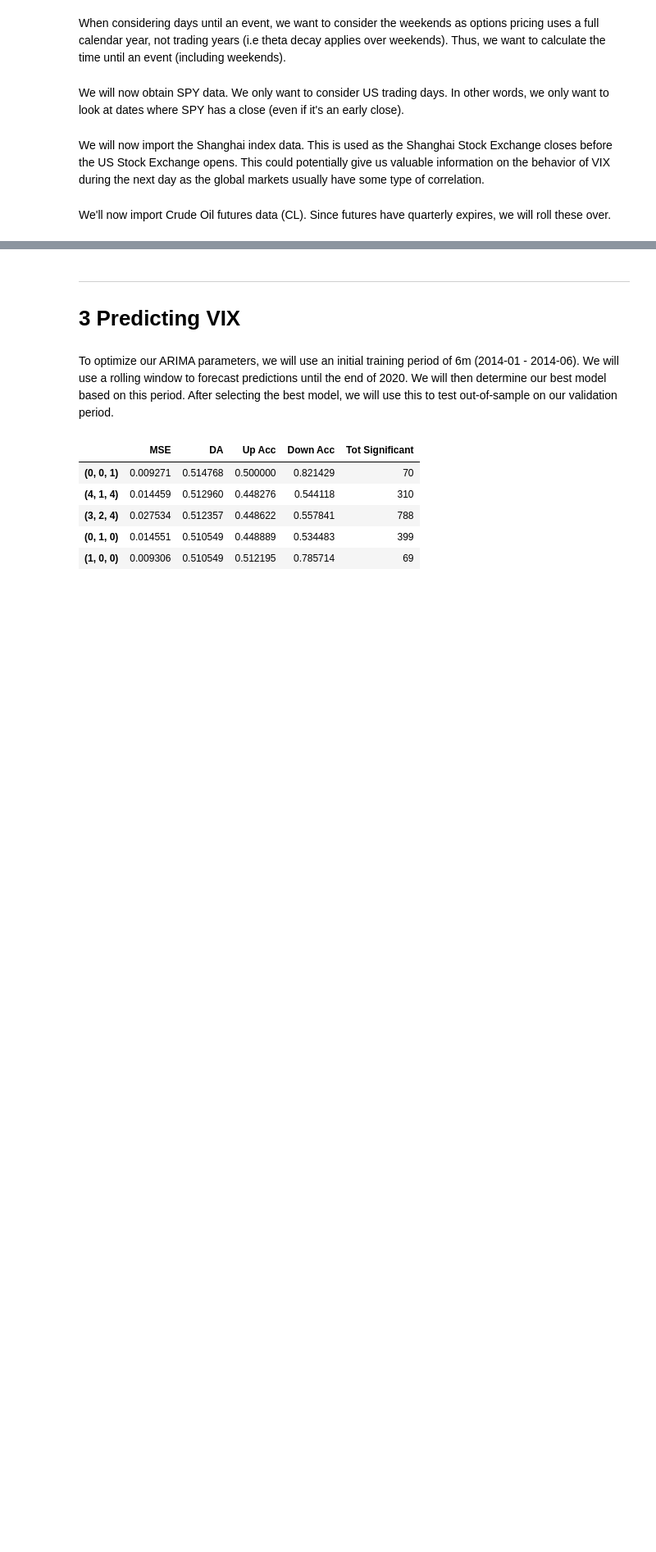
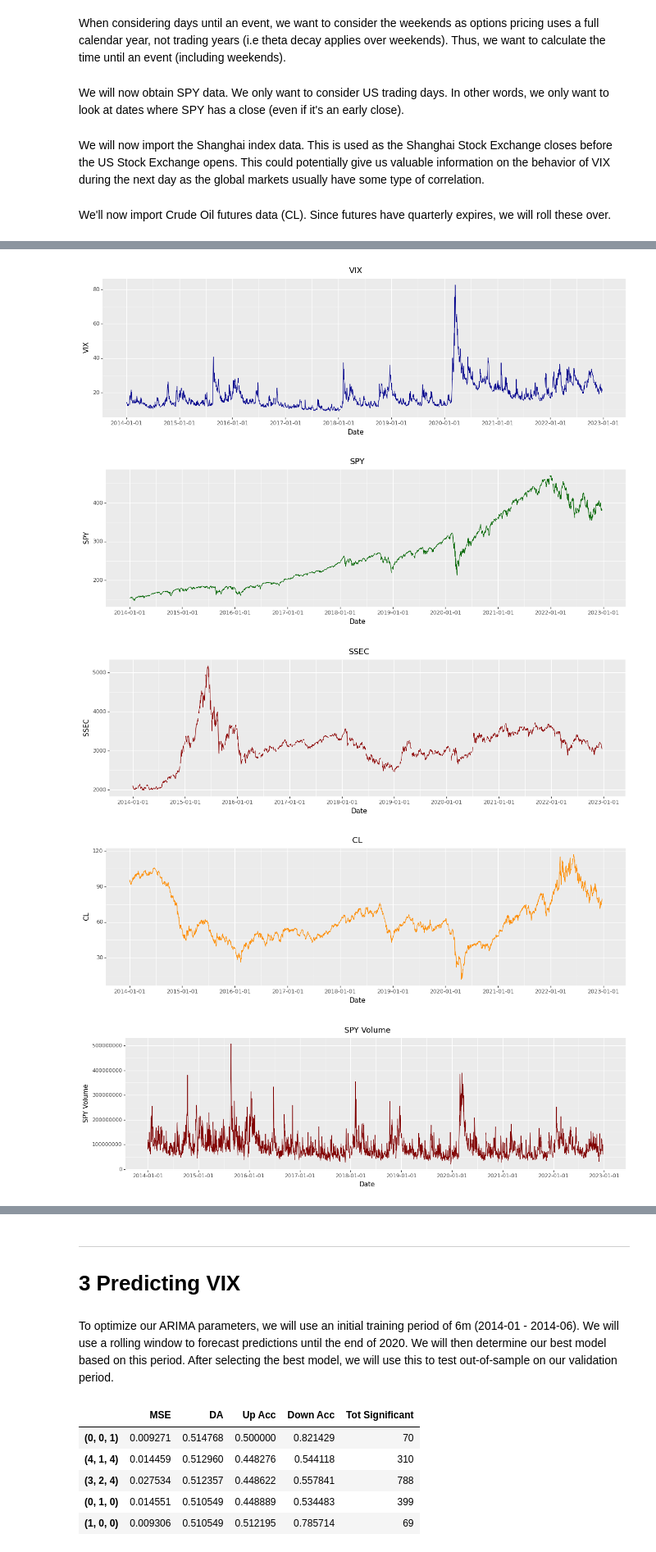
Before and after one commit to tsmcdonnell6604/Quant-Trading-Strategies, a Jupyter notebook: Final_Project.ipynb, the cells around one changed output, grey strips where cells are left out. Shown at 82% size. Cells and saved outputs as stored; diff of their text form; code cells hidden in the pictures; blank space fills up the shorter version.

```diff
--- a/Final_Project.ipynb
+++ b/Final_Project.ipynb
@@ -169,0 +233,33 @@ predictors = all_data[['Days until Event','SPY Volume','VIX Returns','SPY Return
+# %%
+vix = (ggplot(all_data[['VIX']], aes(x=all_data.index, y='VIX'))
+        + geom_line(color='darkblue')
+        + theme(figure_size=(15, 4))
+        + labs(x='Date', y='VIX', title='VIX')
+       )
+spy = (ggplot(all_data[['SPY']], aes(x=all_data.index, y='SPY'))
+        + geom_line(color='darkgreen')
+        + theme(figure_size=(15, 4))
+        + labs(x='Date', y='SPY', title='SPY')
+        )
+ssec = (ggplot(all_data[['SSEC']], aes(x=all_data.index, y='SSEC'))
+        + geom_line(color='darkred')
+        + theme(figure_size=(15, 4))
+        + labs(x='Date', y='SSEC', title='SSEC')
+        )
+cl = (ggplot(all_data[['CL']], aes(x=all_data.index, y='CL'))
+        + geom_line(color='darkorange')
+        + theme(figure_size=(15, 4))
+        + labs(x='Date', y='CL', title='CL')
+        )
+spy_volume = (ggplot(all_data[['SPY Volume']], aes(x=all_data.index, y='SPY Volume'))
+        + geom_line(color='maroon')
+        + theme(figure_size=(15, 4))
+        + labs(x='Date', y='SPY Volume', title='SPY Volume')
+        )
+vix,spy,ssec,cl,spy_volume
+# %% [output]
+[figure, added]
+[figure, added]
+[figure, added]
+[figure, added]
+[figure, added]
```
Also changed, not shown: parts of 7 cells of this notebook, 2 other files.
